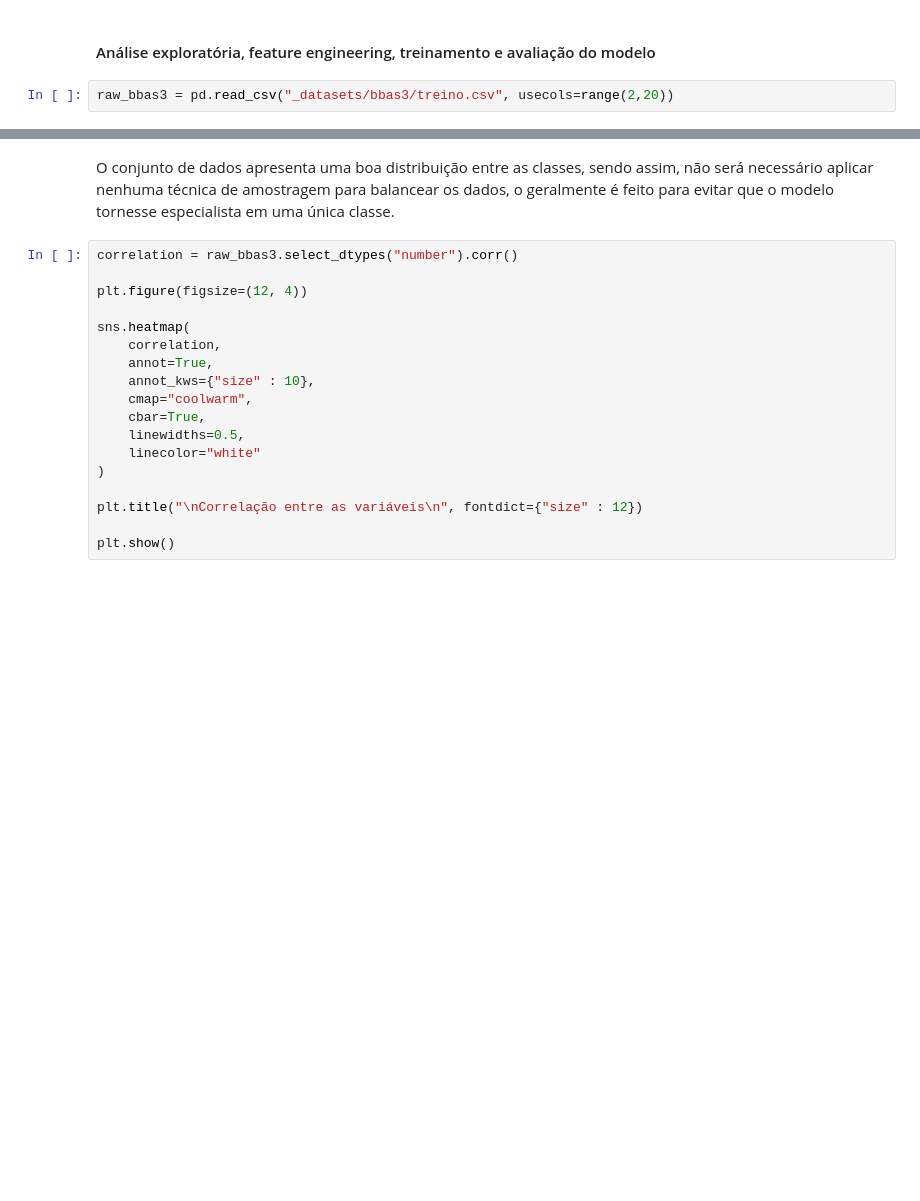
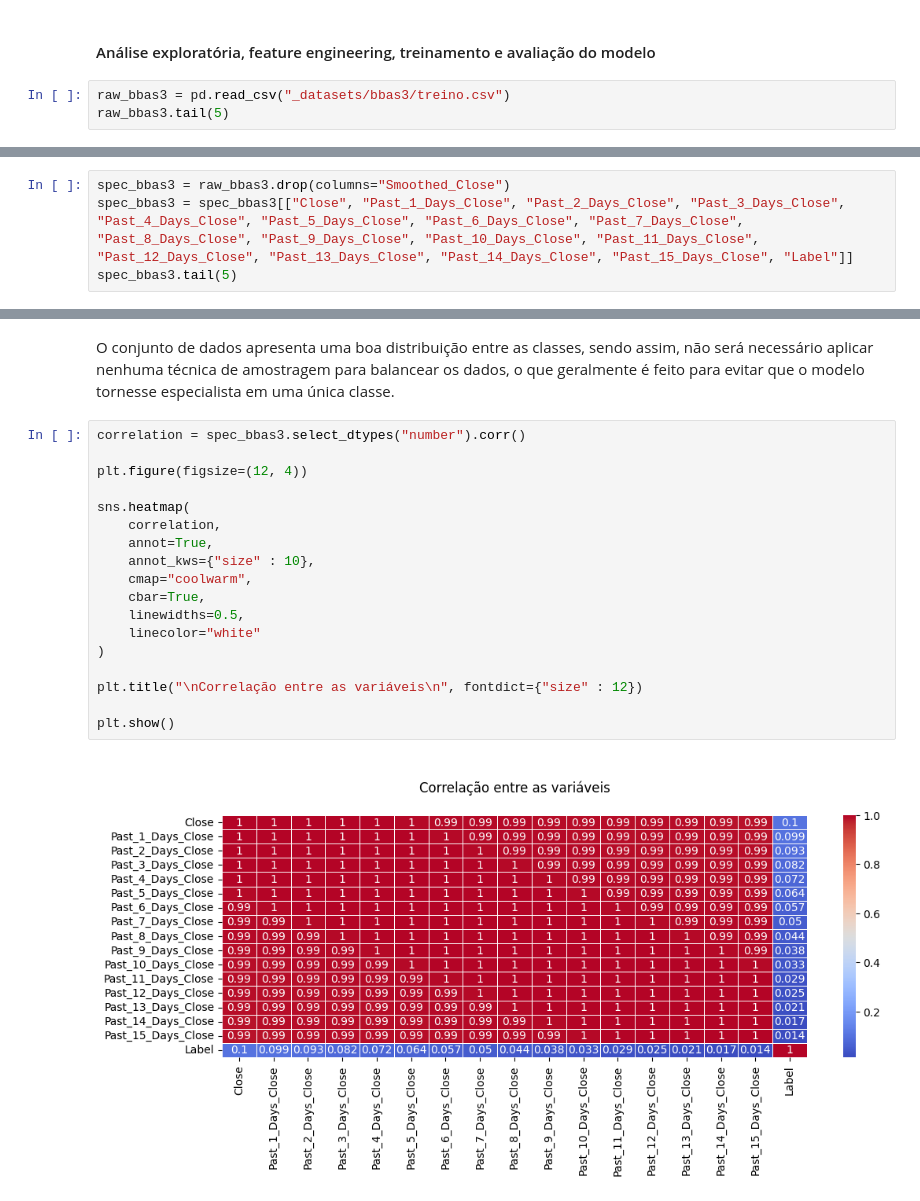
Before and after one commit to leonardosantosrocha/fiap-deep-learning, a Jupyter notebook: main.ipynb, the cells around one changed output, grey strips where cells are left out. Saved outputs shown, nothing was run; the diff lists cells and outputs as text; blank space fills up the shorter version.

```diff
--- a/main.ipynb
+++ b/main.ipynb
@@ -35,4 +56,5 @@ warnings.filterwarnings("ignore")
 # %% [markdown]
 #### Análise exploratória, feature engineering, treinamento e avaliação do modelo
 # %%
-raw_bbas3 = pd.read_csv("_datasets/bbas3/treino.csv", usecols=range(2,20))
+raw_bbas3 = pd.read_csv("_datasets/bbas3/treino.csv")
+raw_bbas3.tail(5)
@@ -42,0 +80,4 @@ raw_bbas3.head(5)
+# %%
+spec_bbas3 = raw_bbas3.drop(columns="Smoothed_Close")
+spec_bbas3 = spec_bbas3[["Close", "Past_1_Days_Close", "Past_2_Days_Close", "Past_3_Days_Close", "Past_4_Days_Close", "Past_5_Days_Close", "Past_6_Days_Close", "Past_7_Days_Close", "Past_8_Days_Close", "Past_9_Days_Close", "Past_10_Days_Close", "Past_11_Days_Close", "Past_12_Days_Close", "Past_13_Days_Close", "Past_14_Days_Close", "Past_15_Days_Close", "Label"]]
+spec_bbas3.tail(5)
@@ -60,23 +132,25 @@ print(f" -> {sell_count} ou {sell_percentual}% são compras")
 # %% [markdown]
-O conjunto de dados apresenta uma boa distribuição entre as classes, sendo assim, não será necessário aplicar nenhuma técnica de amostragem para balancear os dados, o geralmente é feito para evitar que o modelo tornesse especialista em uma única classe.
+O conjunto de dados apresenta uma boa distribuição entre as classes, sendo assim, não será necessário aplicar nenhuma técnica de amostragem para balancear os dados, o que geralmente é feito para evitar que o modelo tornesse especialista em uma única classe.
 # %%
-correlation = raw_bbas3.select_dtypes("number").corr()
+correlation = spec_bbas3.select_dtypes("number").corr()
 
 plt.figure(figsize=(12, 4))
 
 sns.heatmap(
     correlation,
     annot=True,
     annot_kws={"size" : 10},
     cmap="coolwarm",
     cbar=True,
     linewidths=0.5,
     linecolor="white"
 )
 
 plt.title("\nCorrelação entre as variáveis\n", fontdict={"size" : 12})
 
 plt.show()
+# %% [output]
+[figure, added]
 # %% [markdown]
 Nesse momento, há dois comportamentos importantes a serem notados:
 
```
Also changed, not shown: parts of 23 cells of this notebook.
